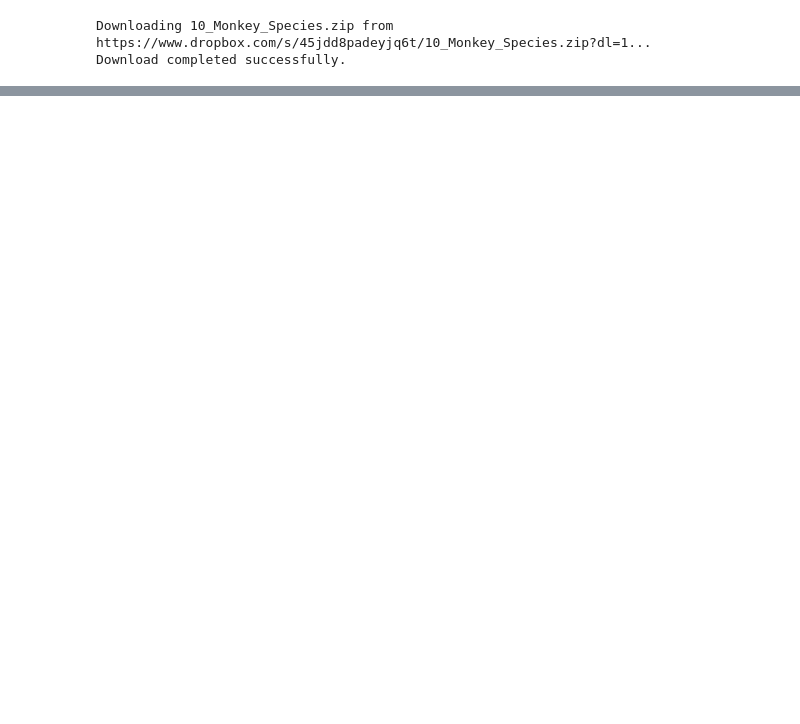
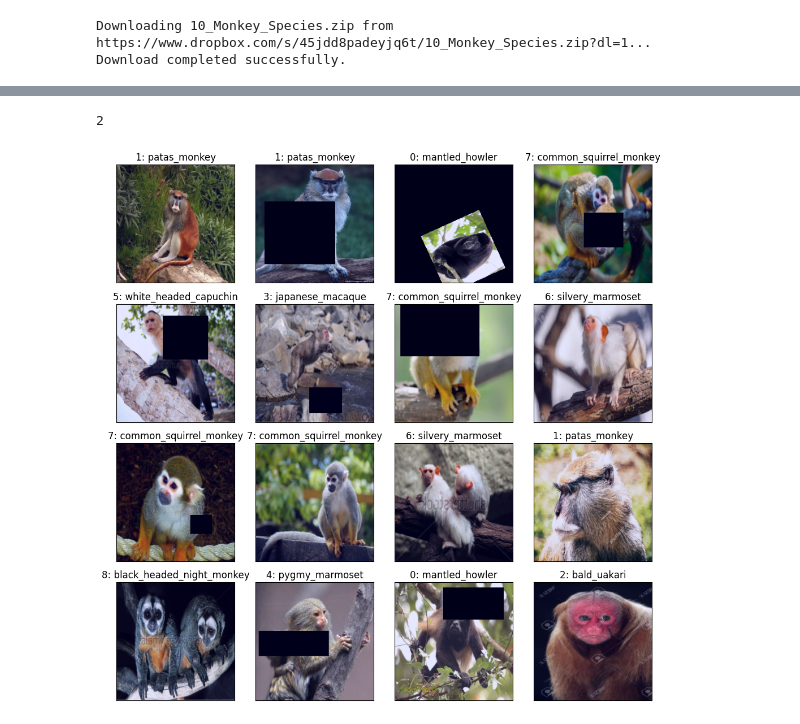
Before and after one commit to RamuNalla/pytorch-bootcamp-notebooks, a Jupyter notebook: 4_training_cnn_for_classification.ipynb, the cells around one changed output, grey strips where cells are left out. Saved outputs shown, nothing was run; the diff lists cells and outputs as text; code cells hidden in the pictures; blank space fills up the shorter version.

Commit message:
training a cnn for classification

```diff
--- a/4_training_cnn_for_classification.ipynb
+++ b/4_training_cnn_for_classification.ipynb
@@ -121,0 +178,7 @@ print("Available Device: ", DEVICE)
+# %%
+#Apply augmentations to the training dataset
+train_data = datasets.ImageFolder(root = train_root, transform = train_transforms)
+
+# The validation dataset should have only common transforms like Resize, ToTensor and Normalize.
+val_data = datasets.ImageFolder(root=val_root, transform = common_transforms)
+train_data.classes
@@ -121,0 +233,17 @@ print("Available Device: ", DEVICE)
+# %%
+train_loader = DataLoader(
+    train_data,
+    shuffle = True,
+    batch_size = train_config.batch_size,
+    num_workers = train_config.num_workers
+)
+val_loader = DataLoader(
+    val_data,
+    shuffle = False,
+    batch_size = train_config.batch_size,
+    num_workers = train_config.num_workers
+)
+# %%
+len(next(iter(train_loader)))
+# %% [output]
+2
@@ -121,0 +264,31 @@ print("Available Device: ", DEVICE)
+# %%
+def visualize_images(dataloader, num_images = 20):
+    fig = plt.figure(figsize=(10,10))
+
+    #Iterate over the first batch
+    images, labels = next(iter(dataloader))
+    # print(images.shape)
+
+    num_rows = 4
+    num_cols = int(np.ceil((num_images / num_rows)))
+
+    for idx in range(min(num_images, len(images))):
+        image, label = images[idx], labels[idx]
+
+
+        ax = fig.add_subplot(num_rows, num_cols, idx+1, xticks = [], yticks = [])
+
+        image = image.permute(1,2,0)
+
+        #Normalize the image to [0,1] to display
+
+        image = (image - image.min()) / (image.max() - image.min())
+        ax.imshow(image, cmap="gray")  # remove the batch dimension
+        ax.set_title(f"{label.item()}: {class_mapping[label.item()]}")
+
+    fig.tight_layout()
+    plt.show()
+
+visualize_images(train_loader, num_images = 16)
+# %% [output]
+[figure, added]
```
Also changed, not shown: parts of 10 cells of this notebook, 1 other file.
